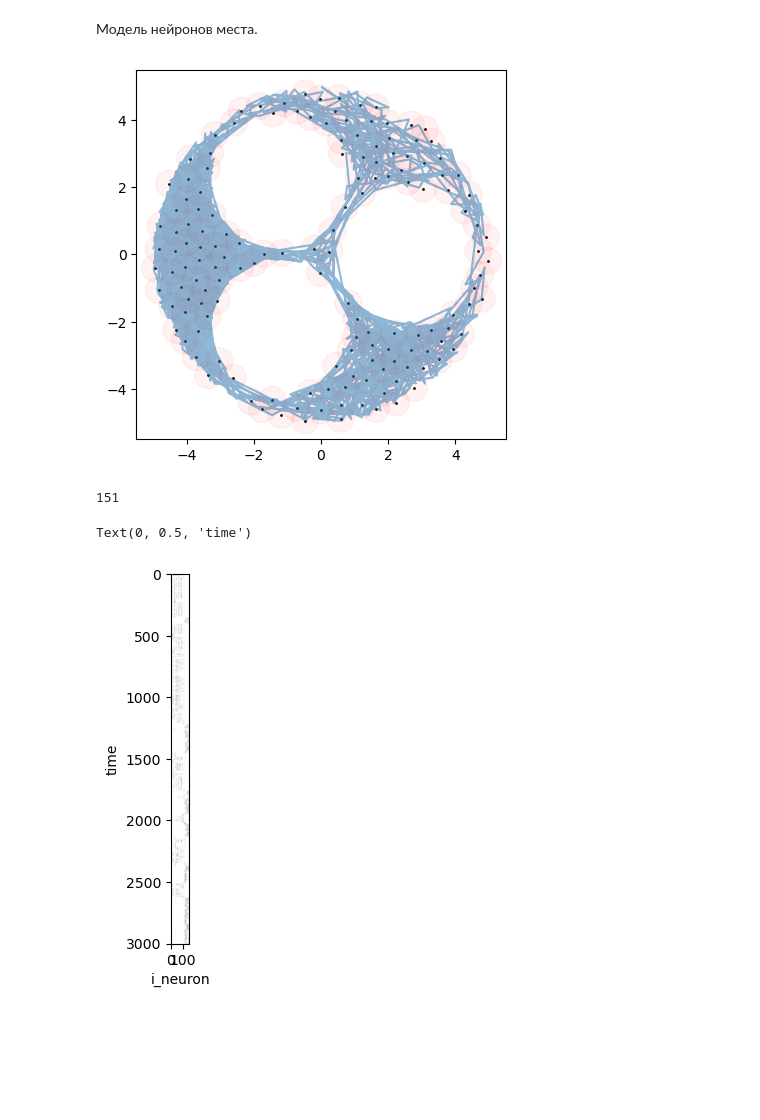
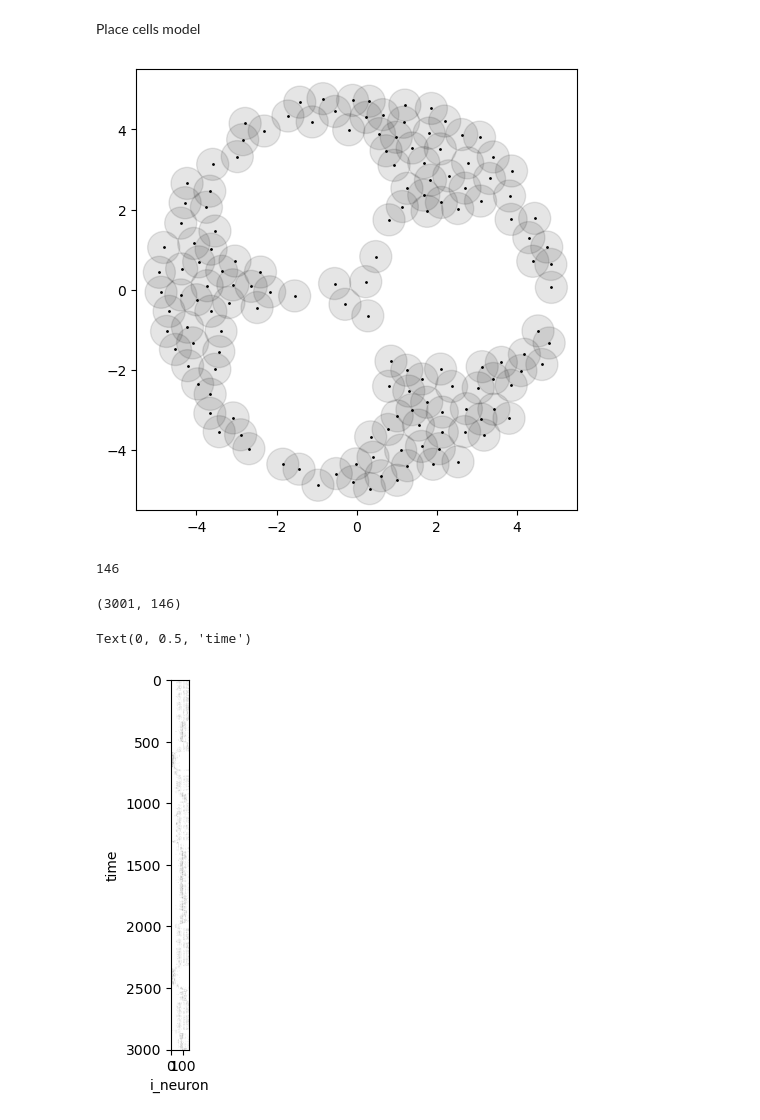
Before and after one commit to bekemax/cognitive-maps, a Jupyter notebook: example.ipynb, the cells around one changed output. Cells and saved outputs as stored; diff of their text form; code cells hidden in the pictures; blank space fills up the shorter version.

```diff
--- a/example.ipynb
+++ b/example.ipynb
@@ -1,5 +1,5 @@
 # %% [markdown]
-Модель нейронов места.
+Place cells model
 # %%
 import numpy as np
 import matplotlib.pyplot as plt
@@ -21,44 +26,49 @@ from ripser import Rips
+# %%
+n_holes = 3
 # %%
-m = PlaceCellsModel(n_holes=3, move_time_frac=0.99, n_cells=1024, cell_radius=0.04, sigma_activation=1.)
+m = PlaceCellsModel(n_holes=n_holes, move_time_frac=0.99, n_cells=2000, cell_radius=0.04, sigma_activation=1.)
 
 geo = m.geometry
 
-traj = m.sample_Levy_walk(n_steps=2_000, min_step=0.3, max_step=5., exponent=1.5)
+traj = m.sample_Levy_walk(n_steps=128, min_step=0.3, max_step=5., exponent=1.5)
 
 points = m.cells
 
-fig, ax = plt.subplots()
+fig, ax = plt.subplots(figsize=(5, 5))
 
 _ = ax.scatter(points[:,0], points[:,1], c='black', s=1.)
 
-circles = [plt.Circle((xi, yi), radius=0.04*10, fill=True, alpha=0.05, color='red') for xi, yi in points]
+circles = [plt.Circle((xi, yi), radius=0.04*10, fill=True, alpha=0.1, color='black') for xi, yi in points]
 
 collection = PatchCollection(circles, match_original=True)
 ax.add_collection(collection)
 
 offset = 0.5
 
 _ = ax.set(aspect='equal',
            xlim=[-5-offset, 5+offset], ylim=[-5-offset, 5+offset])
           #,xlabel=r'$x_1$', ylabel=r'$x_2$',)
 
-_ = ax.plot(traj[:,0], traj[:,1], alpha=0.5)
+#_ = ax.plot(traj[:,0], traj[:,1], alpha=0.8, color='black')
 
-plt.show()
+fig.tight_layout()
+fig.savefig(f'h{n_holes}_arena.png',dpi=300)
 # %% [output]
-[figure, old version]
+[figure, new version]
 # %%
 m.n_cells
 # %% [output]
-151
+146
 # %%
 s = m.sample_signal(n_steps=3_000)
+print(s.shape)
 
 plt.imshow(1-s, cmap='gray')
 
 plt.xlabel('i_neuron')
 plt.ylabel('time')
 # %% [output]
-Text(0, 0.5, 'time')
+(3001, 146)
+Text(0, 0.5, 'time')
-[figure, old version]
+[figure, new version]
 # %%
```
Also changed, not shown: parts of 17 cells of this notebook.
